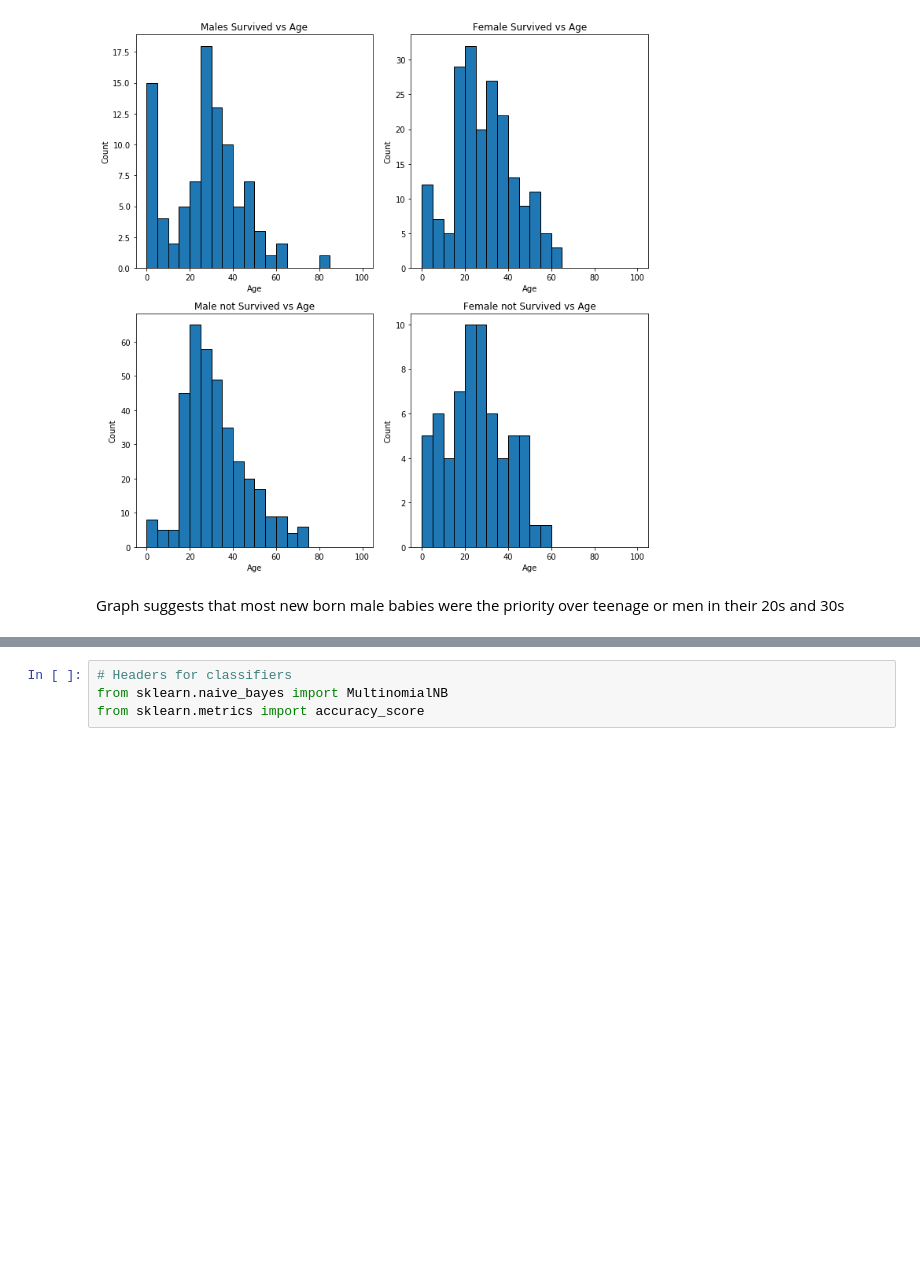
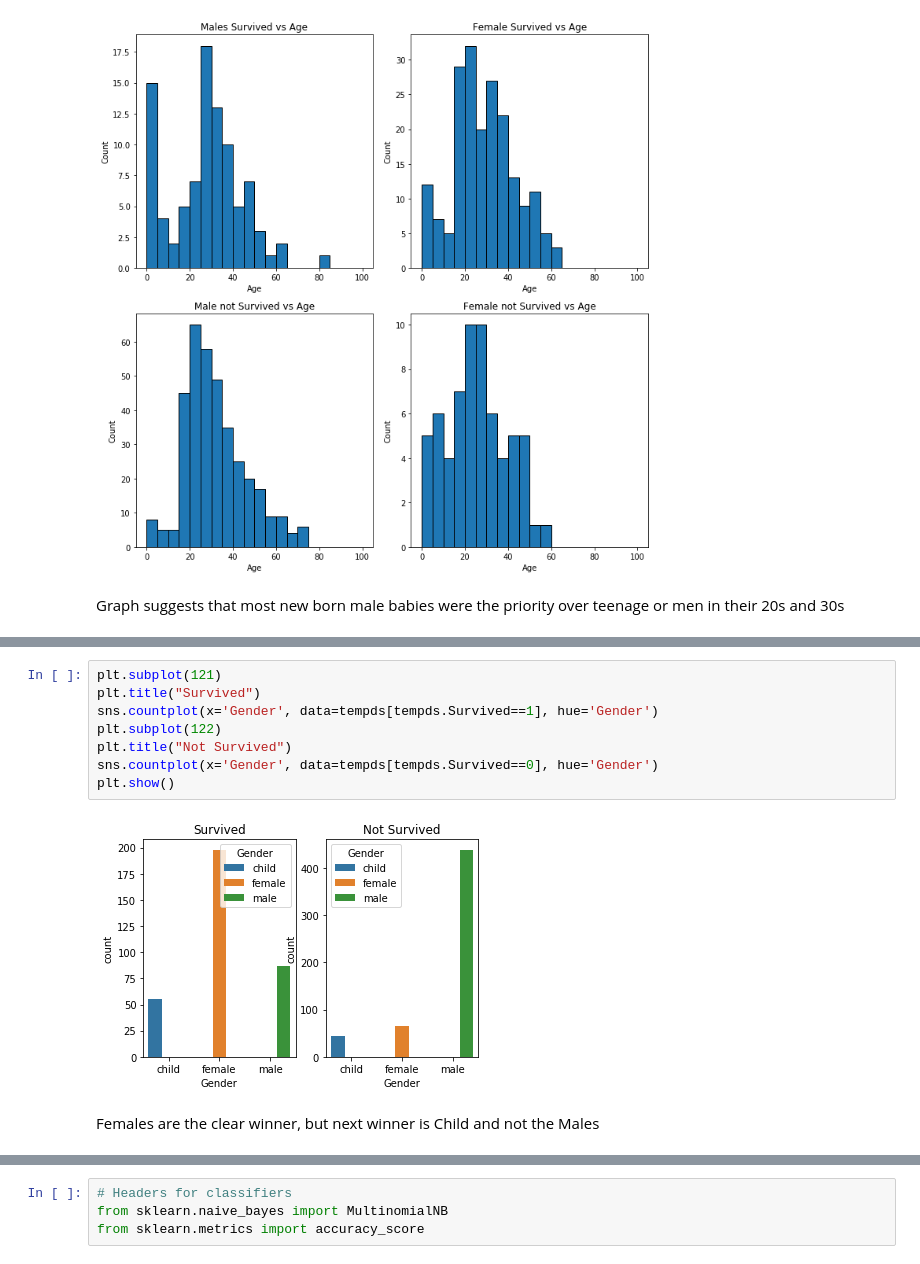
Before and after one commit to krazygaurav/Kaggle-Practice, a Jupyter notebook: titanic.ipynb, the cells around one changed output, grey strips where cells are left out. Cells and saved outputs as stored; diff of their text form; blank space fills up the shorter version.

```diff
--- a/titanic.ipynb
+++ b/titanic.ipynb
@@ -268,0 +278,12 @@ X_copy = X
+# %%
+plt.subplot(121)
+plt.title("Survived")
+sns.countplot(x='Gender', data=tempds[tempds.Survived==1], hue='Gender')
+plt.subplot(122)
+plt.title("Not Survived")
+sns.countplot(x='Gender', data=tempds[tempds.Survived==0], hue='Gender')
+plt.show()
+# %% [output]
+[figure, added]
+# %% [markdown]
+Females are the clear winner, but next winner is Child and not the Males
```
Also changed, not shown: parts of 83 cells of this notebook.
